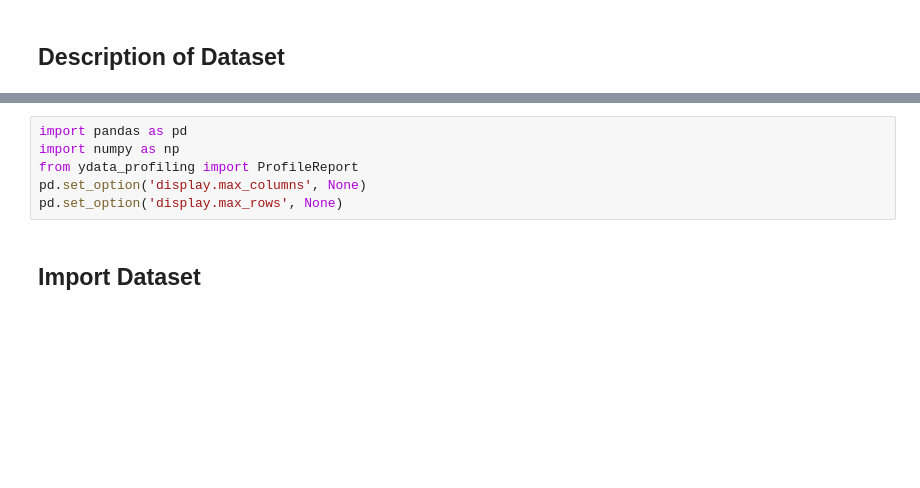
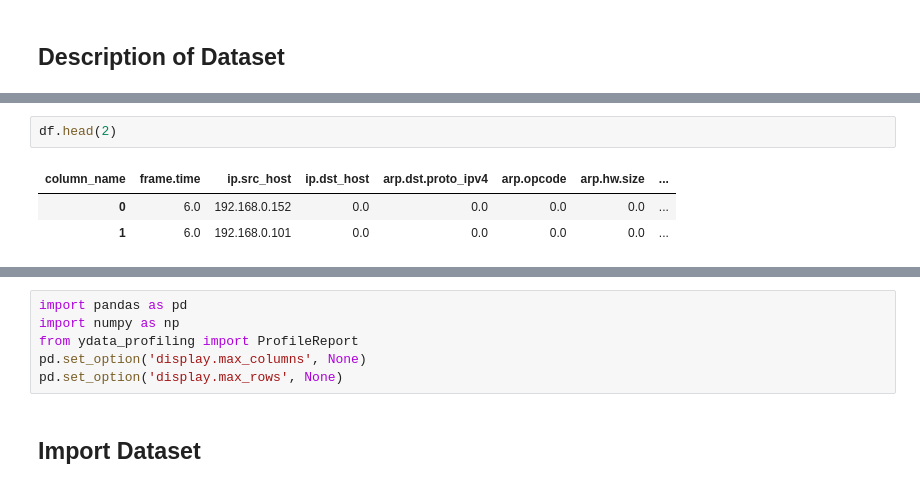
Before and after one commit to Rayan-Ali1083/Layer7Defend, a Jupyter notebook: training.ipynb, the cells around one changed output, grey strips where cells are left out. Drawn from its saved outputs; the diff is of its cells as text; blank space fills up the shorter version.

```diff
--- a/training.ipynb
+++ b/training.ipynb
@@ -2,0 +25,6 @@
+# %%
+df.head(2)
+# %% [output]
+| column_name | frame.time | ip.src_host | ip.dst_host | arp.dst.proto_ipv4 | arp.opcode | arp.hw.size | ... |
+| 0 | 6.0 | 192.168.0.152 | 0.0 | 0.0 | 0.0 | 0.0 | ... |
+| 1 | 6.0 | 192.168.0.101 | 0.0 | 0.0 | 0.0 | 0.0 | ... |
```
Also changed, not shown: parts of 10 cells of this notebook.
